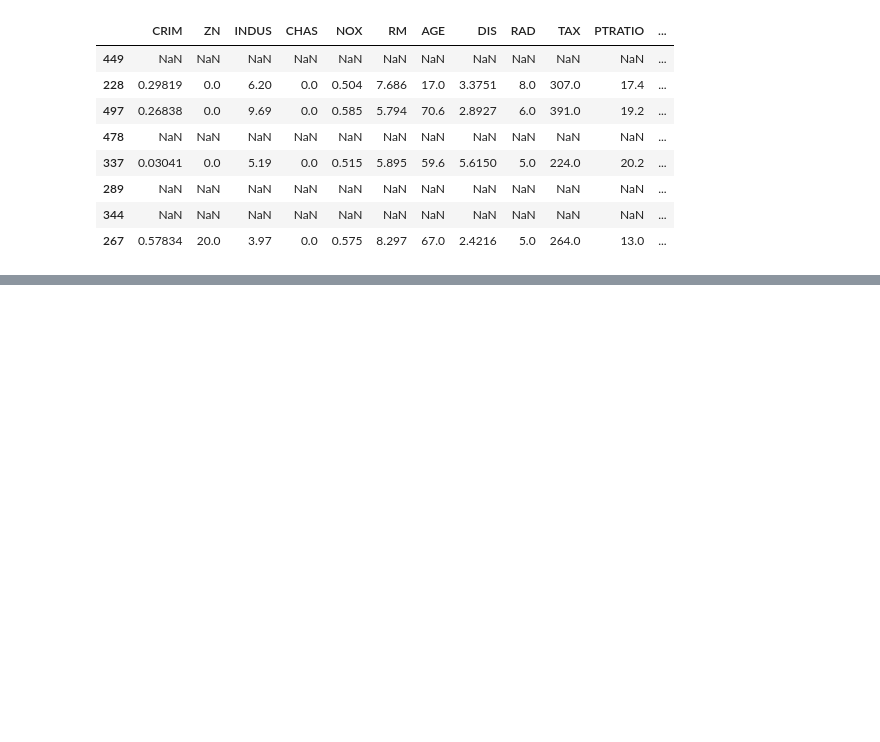
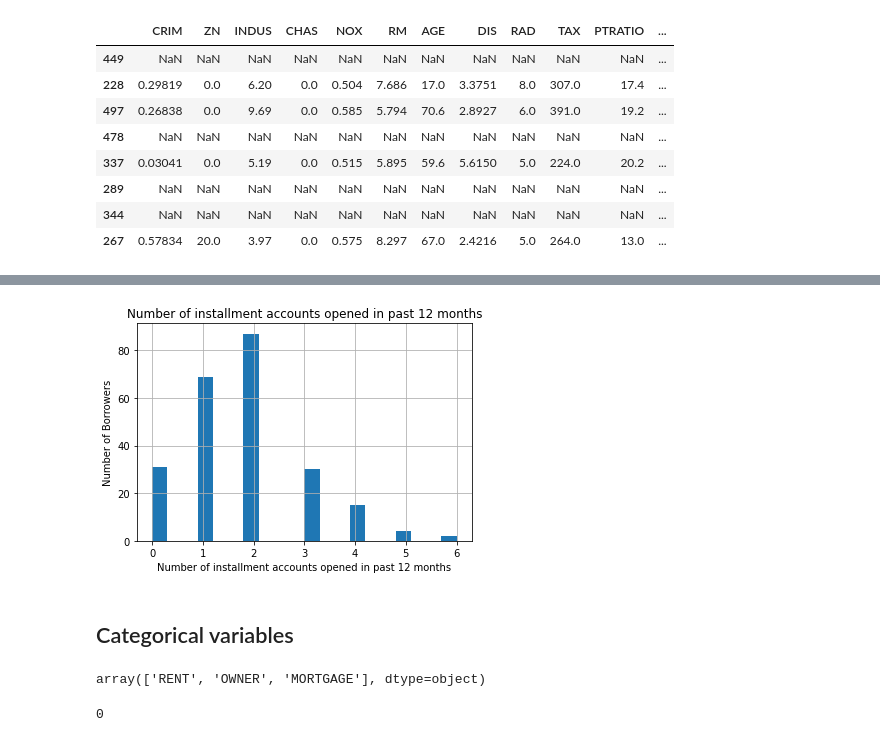
Before and after one commit to dajebbar/feature_engineering, a Jupyter notebook: python_fe/Lec-1.ipynb, the cells around one changed output, grey strips where cells are left out. Saved outputs shown, nothing was run; the diff lists cells and outputs as text; code cells hidden in the pictures; blank space fills up the shorter version.

Commit message:
categorical

```diff
--- a/python_fe/Lec-1.ipynb
+++ b/python_fe/Lec-1.ipynb
@@ -384,0 +382,17 @@ fig.set_ylabel('Number of Borrowers')
+# %%
+data['number_credit_lines_12'].hist(bins=20)
+plt.title('Number of installment accounts opened in past 12 months')
+plt.xlabel('Number of installment accounts opened in past 12 months')
+plt.ylabel('Number of Borrowers');
+# %% [output]
+[figure, added]
+# %% [markdown]
+## Categorical variables
+# %%
+data['householder'].unique()
+# %% [output]
+array(['RENT', 'OWNER', 'MORTGAGE'], dtype=object)
+# %%
+data['householder'].isna().sum()
+# %% [output]
+0
```
Also changed, not shown: parts of 21 cells of this notebook.
